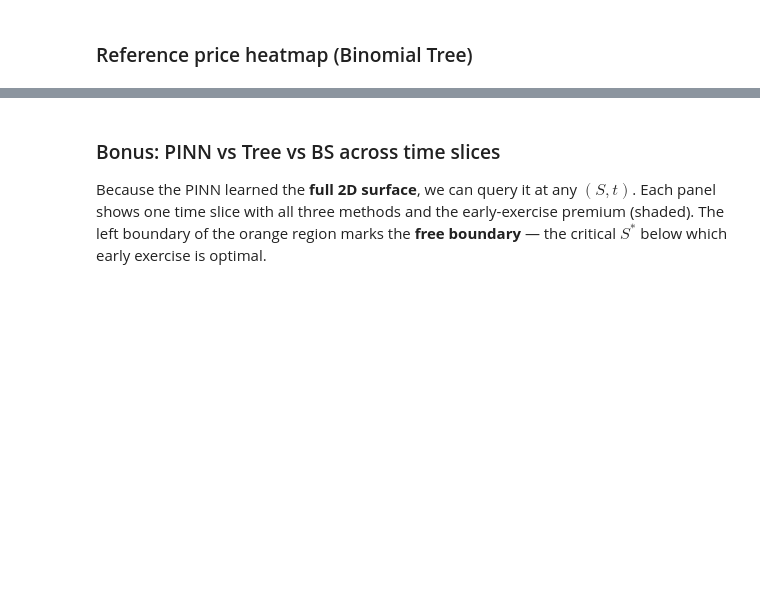
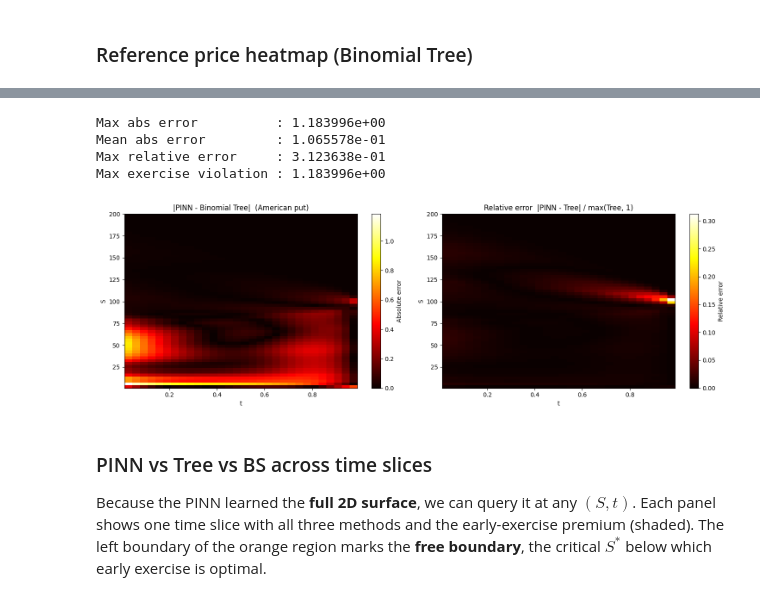
Before and after one commit to Samyueru01/Cutting-Edge, a Jupyter notebook: notebooks/PINN_American_Put.ipynb, the cells around one changed output, grey strips where cells are left out. Drawn from its saved outputs; the diff is of its cells as text; code cells hidden in the pictures; blank space fills up the shorter version.

```diff
--- a/notebooks/PINN_American_Put.ipynb
+++ b/notebooks/PINN_American_Put.ipynb
@@ -652,8 +824,66 @@ Computing tree reference for error heatmap...
+# %%
+def plot_error_heatmap(model, nS=60, nT=30):
+    model.eval()
+
+    S_vals = np.linspace(S_min + 1.0, S_max, nS)
+    t_vals = np.linspace(t_min + 0.01, t_max - 0.01, nT)
+
+    V_tree = np.zeros((nS, nT))
+    for j, t_val in enumerate(t_vals):
+        V_tree[:, j] = tree.price_grid(S_vals, K, T - t_val, option_type="put")
+
+    SS, TT = np.meshgrid(S_vals, t_vals, indexing="ij")
+
+    dtype = next(model.parameters()).dtype
+
+    S_t = torch.tensor(SS.reshape(-1, 1), dtype=dtype, device=device)
+    t_t = torch.tensor(TT.reshape(-1, 1), dtype=dtype, device=device)
+
+    with torch.no_grad():
+        V_pinn = model(S_t, t_t).cpu().numpy().reshape(nS, nT)
+
+    abs_err = np.abs(V_pinn - V_tree)
+    rel_err = abs_err / np.maximum(V_tree, 1.0)
+
+    payoff = np.maximum(K - SS, 0.0)
+    exercise_violation = np.maximum(payoff - V_pinn, 0.0)
+
+    print(f"Max abs error          : {abs_err.max():.6e}")
+    print(f"Mean abs error         : {abs_err.mean():.6e}")
+    print(f"Max relative error     : {rel_err.max():.6e}")
+    print(f"Max exercise violation : {exercise_violation.max():.6e}")
+
+    fig, axes = plt.subplots(1, 2, figsize=(15, 5))
+
+    im0 = axes[0].imshow(abs_err, extent=[t_vals.min(), t_vals.max(), S_vals.min(), S_vals.max()],
+                         origin="lower", aspect="auto", cmap="hot")
+    axes[0].set_xlabel("t")
+    axes[0].set_ylabel("S")
+    axes[0].set_title("|PINN - Binomial Tree|  (American put)")
+    fig.colorbar(im0, ax=axes[0], label="Absolute error")
+
+    im1 = axes[1].imshow(rel_err, extent=[t_vals.min(), t_vals.max(), S_vals.min(), S_vals.max()],
+                         origin="lower", aspect="auto", cmap="hot")
+    axes[1].set_xlabel("t")
+    axes[1].set_ylabel("S")
+    axes[1].set_title("Relative error  |PINN - Tree| / max(Tree, 1)")
+    fig.colorbar(im1, ax=axes[1], label="Relative error")
+
+    plt.tight_layout()
+    plt.show()
+
+plot_error_heatmap(model)
+# %% [output]
+Max abs error          : 1.183996e+00
+Mean abs error         : 1.065578e-01
+Max relative error     : 3.123638e-01
+Max exercise violation : 1.183996e+00
+[figure, added]
 # %% [markdown]
-### Bonus: PINN vs Tree vs BS across time slices
+### PINN vs Tree vs BS across time slices
 
 Because the PINN learned the **full 2D surface**, we can query it at any $(S, t)$.
 Each panel shows one time slice with all three methods and the early-exercise premium (shaded).
-The left boundary of the orange region marks the **free boundary** — the critical $S^*$ below which early exercise is optimal.
+The left boundary of the orange region marks the **free boundary**, the critical $S^*$ below which early exercise is optimal.
 # %%
 def plot_pinn_vs_tree_multiple_t(model, t_values=None, nS_line=300, nS_scatter=50):
```
Also changed, not shown: parts of 21 cells of this notebook, 2 other files.
